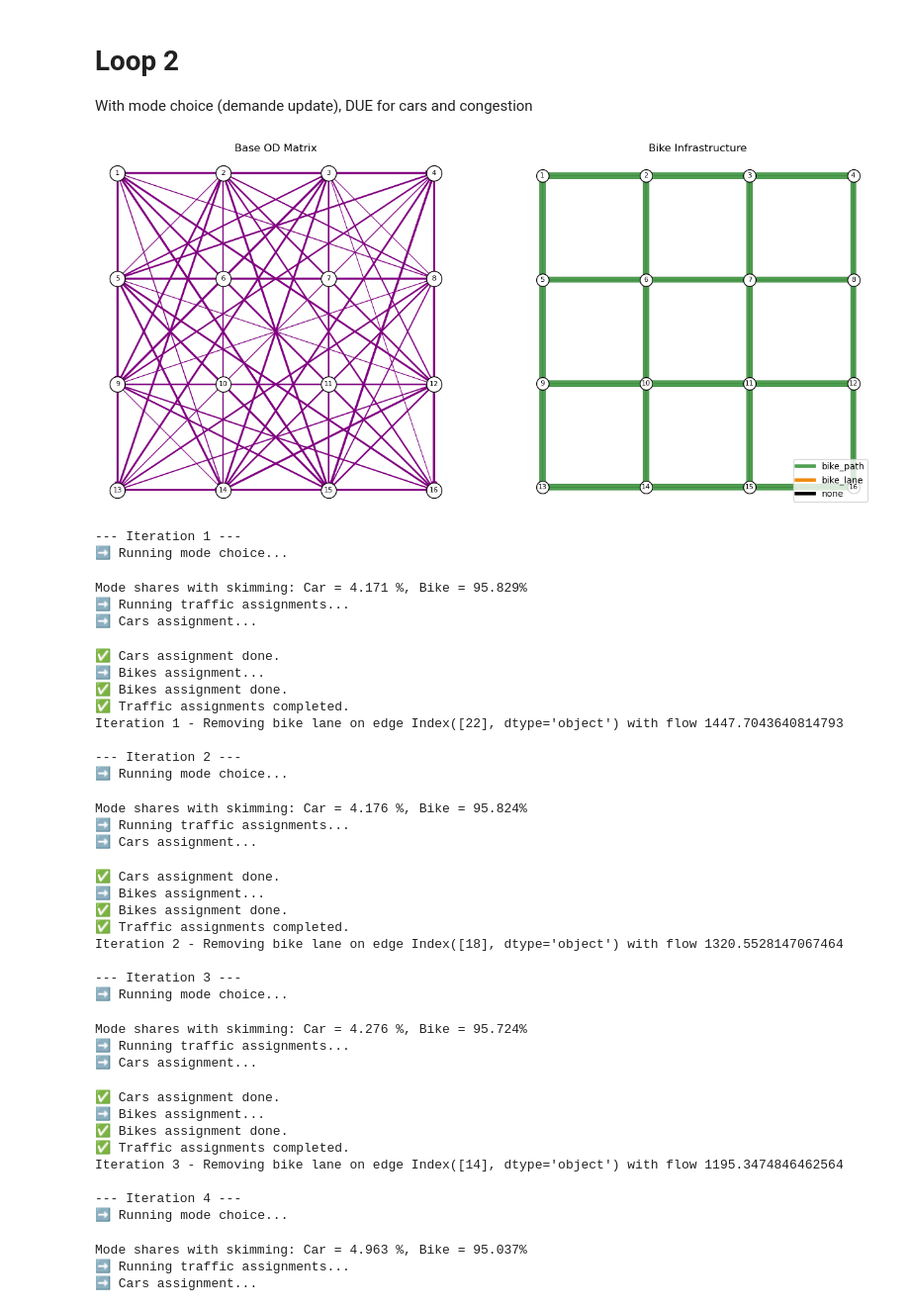
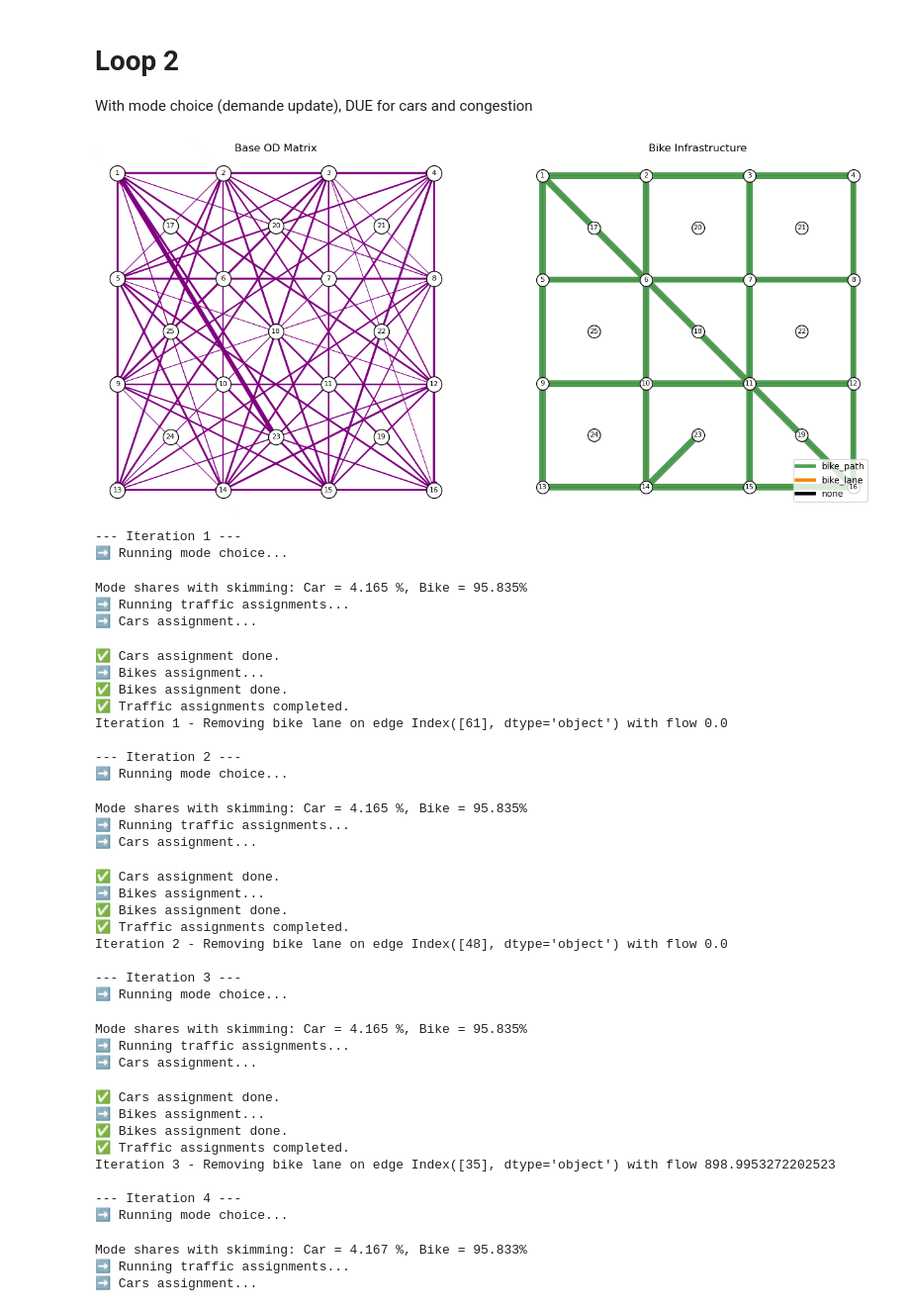
Before and after one commit to tim-lemm/code_these, a Jupyter notebook: notebooks/loop.ipynb, the cells around one changed output. Shown at 99% size. Drawn from its saved outputs; the diff is of its cells as text; code cells hidden in the pictures.

```diff
--- a/notebooks/loop.ipynb
+++ b/notebooks/loop.ipynb
@@ -1041,8 +1027,8 @@ NameError: name 'edge_df_tri' is not defined
 # Loop 2
 With mode choice (demande update), DUE for cars and congestion
 # %%
-edge_df = pd.read_csv("/Users/tristan.lemoalle/Documents/Thèse/Code/code_these/config/edges_small_grid_2.csv")
-node_df = pd.read_csv("/Users/tristan.lemoalle/Documents/Thèse/Code/code_these/config/nodes_small_grid_2.csv")
+edge_df = pd.read_csv("/Users/tristan.lemoalle/Documents/Thèse/Code/code_these/config/edges_small_grid_3.csv")
+node_df = pd.read_csv("/Users/tristan.lemoalle/Documents/Thèse/Code/code_these/config/nodes_small_grid_3.csv")
 
 edge_df_tri=edge_df.copy().reset_index(drop=True)
 edge_df_tri['type_bike']= None
@@ -1060,7 +1046,8 @@ else :
     for i in liste_i:
         for j in liste_i:
             if i != j:
-                od_matrix.loc[i,j] = np.random.randint(30,500)
+                od_matrix.loc[i,j] = np.random.randint(20,500)
+    od_matrix.loc[23,1] = 1000
 
 
 fig, axes = plt.subplots(1,2, figsize=(16,6))
@@ -1099,7 +1086,7 @@ edge_df_tri["flow_car"] = 0
 edge_df_tri["flow_bike"] = 0
 edge_df_tri["speed_car"] = speed_car
 edge_df_tri["speed_bike"] = speed_bike
-edge_df_tri["capacity_cars"]= 4000
+edge_df_tri["capacity_cars"] = 4000
 edge_df_tri["capacity_bikes"]= 9999
 edge_df_tri["alpha"]=0.15
 edge_df_tri["beta"]=4.0
@@ -1135,6 +1122,7 @@ while nbr_bike_lanes > 0 and i < limit :
 
     # mode choice adjustment
     j = 0
+
     print("➡️ Running mode choice...")
     while j < loop_count:
         if plot:
@@ -1320,70 +1308,70 @@ while nbr_bike_lanes > 0 and i < limit :
                                 max_routes=3,
                                 capacity_field='capacity_bikes',
                                 beta=beta,
                                 cutoff_prob=cutoff_prob
                                 )
 
     edge_df_tri = bike_results['network'].copy()
     edge_df_tri = edge_df_tri.rename(columns={'flow': name_col_flow_bike})
 
     print("✅ Bikes assignment done.")
     print("✅ Traffic assignments completed.")
 
     #identify edges considered for removal
     edges_considered_for_removal = edge_df_tri[edge_df_tri['type_bike'].notna()]
     indexes_removed = pd.Index([])
     #select index of least used edge
     index_least_used = edges_considered_for_removal[name_col_flow_bike].sort_values(ascending=True).index[0]
     indexes_removed = indexes_removed.union(pd.Index([index_least_used]))
     #remove infrastructures from selected edges
     edge_df_tri.loc[indexes_removed, 'type_bike'] = None
 
     print(f"Iteration {i} - Removing bike lane on edge {indexes_removed} with flow {edge_df_tri.loc[index_least_used, name_col_flow_bike]}")
 
     nbr_bike_lanes = edge_df_tri['type_bike'].notnull().sum()
     nbr_none_bike_lanes = edge_df_tri['type_bike'].isnull().sum()
     flow_of_removed_edge = edge_df_tri.loc[index_least_used, name_col_flow_bike]
     results_df = pd.concat([results_df,
                             pd.DataFrame({'iteration': [i+1],'nbr_bike_lanes': nbr_bike_lanes,'nbr_none_bike_lanes': nbr_none_bike_lanes,'index_removed': [indexes_removed],'flow_of_removed_edge': [flow_of_removed_edge]})
                             ], ignore_index=True)
 # %% [output]
-[figure, old version]
+[figure, new version]
 --- Iteration 1 ---
 ➡️ Running mode choice...
-Mode shares with skimming: Car = 4.171 %, Bike = 95.829%
+Mode shares with skimming: Car = 4.165 %, Bike = 95.835%
 ➡️ Running traffic assignments...
 ➡️ Cars assignment...
 ✅ Cars assignment done.
 ➡️ Bikes assignment...
 ✅ Bikes assignment done.
 ✅ Traffic assignments completed.
-Iteration 1 - Removing bike lane on edge Index([22], dtype='object') with flow 1447.7043640814793
+Iteration 1 - Removing bike lane on edge Index([61], dtype='object') with flow 0.0
 
 --- Iteration 2 ---
 ➡️ Running mode choice...
-Mode shares with skimming: Car = 4.176 %, Bike = 95.824%
+Mode shares with skimming: Car = 4.165 %, Bike = 95.835%
 ➡️ Running traffic assignments...
 ➡️ Cars assignment...
 ✅ Cars assignment done.
 ➡️ Bikes assignment...
 ✅ Bikes assignment done.
 ✅ Traffic assignments completed.
-Iteration 2 - Removing bike lane on edge Index([18], dtype='object') with flow 1320.5528147067464
+Iteration 2 - Removing bike lane on edge Index([48], dtype='object') with flow 0.0
 
 --- Iteration 3 ---
 ➡️ Running mode choice...
-Mode shares with skimming: Car = 4.276 %, Bike = 95.724%
+Mode shares with skimming: Car = 4.165 %, Bike = 95.835%
 ➡️ Running traffic assignments...
 ➡️ Cars assignment...
 ✅ Cars assignment done.
 ➡️ Bikes assignment...
 ✅ Bikes assignment done.
 ✅ Traffic assignments completed.
-Iteration 3 - Removing bike lane on edge Index([14], dtype='object') with flow 1195.3474846462564
+Iteration 3 - Removing bike lane on edge Index([35], dtype='object') with flow 898.9953272202523
 
 --- Iteration 4 ---
 ➡️ Running mode choice...
-Mode shares with skimming: Car = 4.963 %, Bike = 95.037%
+Mode shares with skimming: Car = 4.167 %, Bike = 95.833%
 ➡️ Running traffic assignments...
 ➡️ Cars assignment...
 ✅ Cars assignment done.
```
Also changed, not shown: parts of 7 cells of this notebook, 4 other files.
